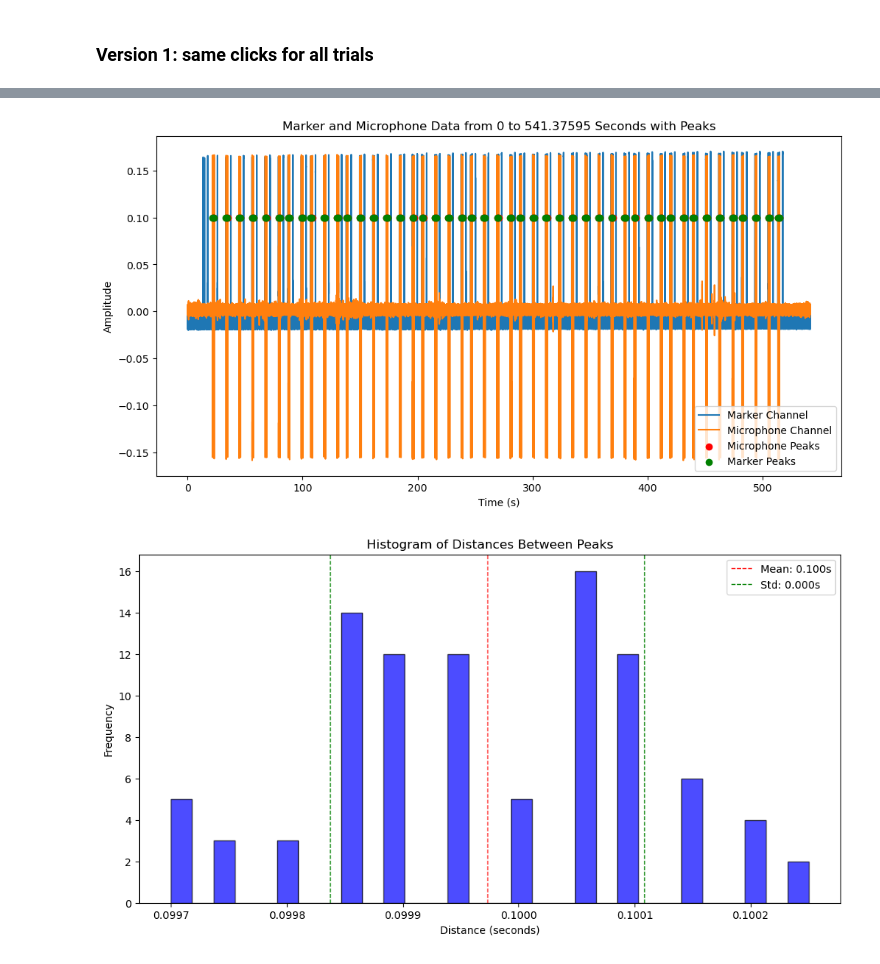
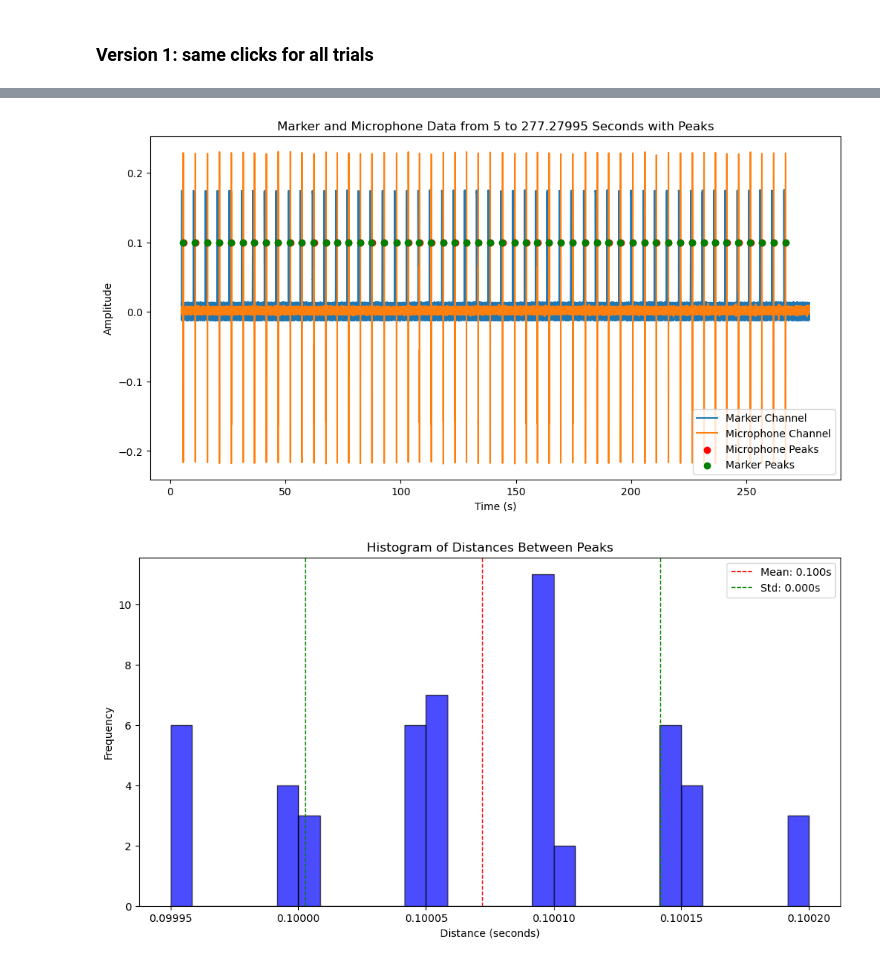
Before and after one commit to Baishenliang/lexical_retro_delay_expdesign, a Jupyter notebook: test_exp_script_latency/load_intan_rhd_format/bsliang_process_demo.ipynb, the cells around one changed output, grey strips where cells are left out. Drawn from its saved outputs; the diff is of its cells as text; code cells hidden in the pictures.

Commit message:
test the latency for clicks in phoneme sequencing tasks before changeing buffer strategies

```diff
--- a/test_exp_script_latency/load_intan_rhd_format/bsliang_process_demo.ipynb
+++ b/test_exp_script_latency/load_intan_rhd_format/bsliang_process_demo.ipynb
@@ -7,0 +3,12 @@ root='C:\\Users\\bl314\\Box\\CoganLab\\IndividualMeetings\\Baishen\\Retro_Script
+# %%
+import os
+import numpy as np
+import load_intan_rhd_format
+
+# 202410331 Latency test for Retrocue tasks
+# root='C:\\Users\\bl314\\Box\\CoganLab\\IndividualMeetings\\Baishen\\Retro_Script_latency_test_20241031'
+# results = load_intan_rhd_format.read_data(os.path.join(root,"baishen_trigger_click_241031_155023","baishen_trigger_click_241031_155023.rhd"))
+
+# 20241112 Latency test for Phoneme sequencing tasks: Old
+root='C:\\Users\\bl314\\Box\\CoganLab\\IndividualMeetings\\Baishen\\Retro_Phonseq_Script_latency_test_20241112'
+results = load_intan_rhd_format.read_data(os.path.join(root,"phonSeq_trigger_click_241112_102350","phonSeq_trigger_click_241112_102350.rhd"))
@@ -8,7 +33,6 @@ root='C:\\Users\\bl314\\Box\\CoganLab\\IndividualMeetings\\Baishen\\Retro_Script
 # %% [markdown]
 ### Version 1: same clicks for all trials
 # %%
-results = load_intan_rhd_format.read_data(os.path.join(root,"baishen_trigger_click_241031_155023","baishen_trigger_click_241031_155023.rhd"))
 t=results["t_board_adc"]
 data=results["board_adc_data"]
 marker=data[0,:]-0.1
@@ -47,5 +53,5 @@ plt.show()
 # %%
-mask = (t >= 21.5) & (t <= 23.5)
+mask = (t >= 20) & (t <= 25)
 t_range = t[mask]
 marker_range = marker[mask]
 microphone_range = microphone[mask]
@@ -177,7 +183,8 @@ all_t = []
 all_marker = []
 all_microphone = []
 
-data_dir=os.path.join(root,"baishen_trigger_click_241031_155023")
+#data_dir=os.path.join(root,"baishen_trigger_click_241031_155023")
+data_dir=os.path.join(root,"phonSeq_trigger_click_241112_102350")
 # Traverse all files in the specified root folder
 for filename in os.listdir(data_dir):
     if filename.endswith(".rhd"):
@@ -222,30 +229,30 @@ Done!  Elapsed time: 0.0 seconds
 # %%
 # Example of function usage:
 distances = plot_peaks_within_interval(
     t=all_t,
     marker=all_marker,
     microphone=all_microphone,
-    start_time=0,
+    start_time=5,
     end_time=all_t[-1]
 )
 # Calculate mean and standard deviation
 
 # Convert distances to numpy array for calculations
 distances_array = np.array(distances)
 mean_distance = np.mean(distances_array)
 std_distance = np.std(distances_array)
 
 # Plot histogram of distances
 plt.figure(figsize=(12, 6))
 plt.hist(distances_array, bins=30, alpha=0.7, color='blue', edgecolor='black')
 plt.title("Histogram of Distances Between Peaks")
 plt.xlabel("Distance (seconds)")
 plt.ylabel("Frequency")
 plt.axvline(mean_distance, color='red', linestyle='dashed', linewidth=1, label=f'Mean: {mean_distance:.3f}s')
 plt.axvline(mean_distance + std_distance, color='green', linestyle='dashed', linewidth=1, label=f'Std: {std_distance:.3f}s')
 plt.axvline(mean_distance - std_distance, color='green', linestyle='dashed', linewidth=1)
 plt.legend()
 plt.show()
 # %% [output]
-[figure, old version]
+[figure, new version]
-[figure, old version]
+[figure, new version]
```
Also changed, not shown: parts of 8 cells of this notebook, 1 other file.
